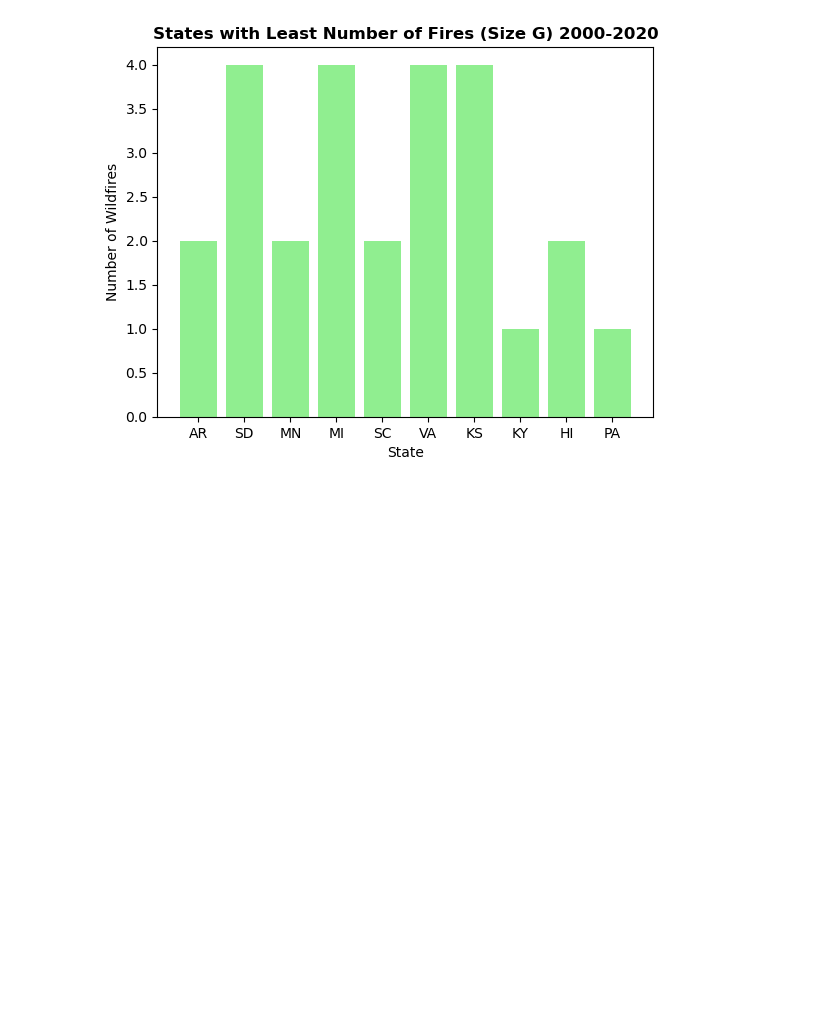
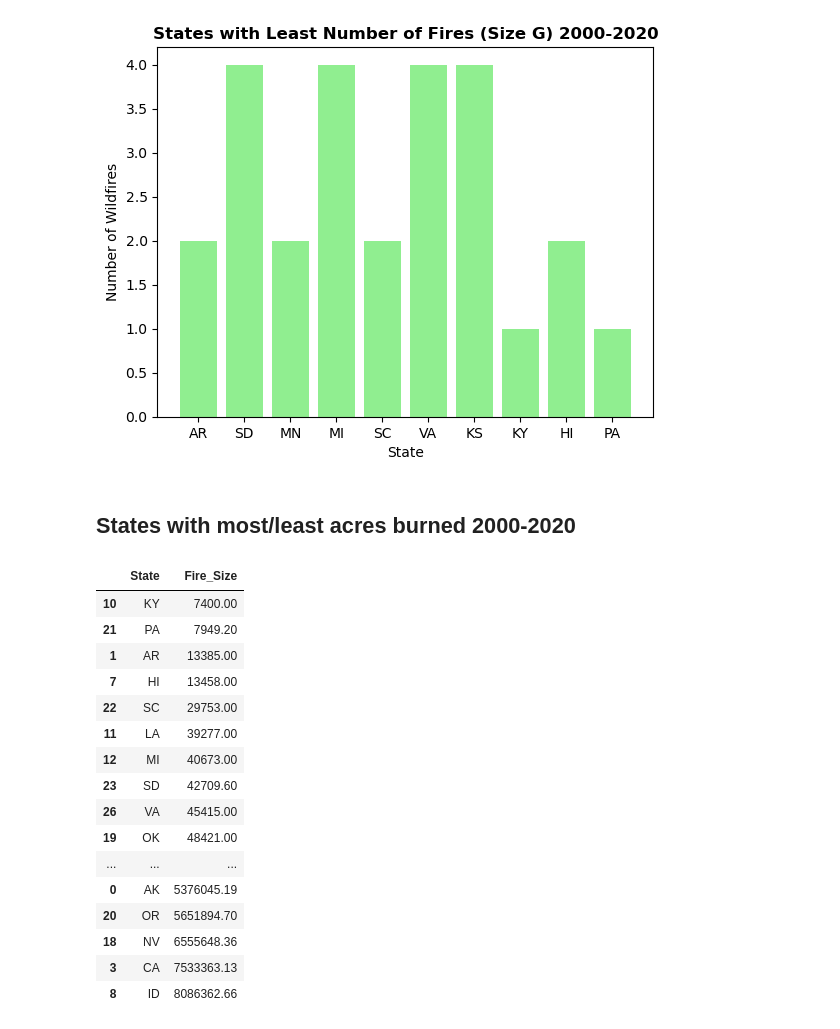
Before and after one commit to emilymees/ProjectThree, a Jupyter notebook: images/eb-data-vis.ipynb, the cells around one changed output. Cells and saved outputs as stored; diff of their text form; code cells hidden in the pictures; blank space fills up the shorter version.

```diff
--- a/images/eb-data-vis.ipynb
+++ b/images/eb-data-vis.ipynb
@@ -298,3 +298,26 @@ plt.show()
 # plt.savefig('bottom_ten_states.png')
 # %% [output]
 [figure]
+# %% [markdown]
+## States with most/least acres burned 2000-2020
+# %%
+acresBurned_df = wildfires_clean.groupby(["State"])["Fire_Size"].sum().reset_index()
+acresBurned_df.sort_values(by=["Fire_Size"])
+# %% [output]
+|  | State | Fire_Size |
+| 10 | KY | 7400.00 |
+| 21 | PA | 7949.20 |
+| 1 | AR | 13385.00 |
+| 7 | HI | 13458.00 |
+| 22 | SC | 29753.00 |
+| 11 | LA | 39277.00 |
+| 12 | MI | 40673.00 |
+| 23 | SD | 42709.60 |
+| 26 | VA | 45415.00 |
+| 19 | OK | 48421.00 |
+| ... | ... | ... |
+| 0 | AK | 5376045.19 |
+| 20 | OR | 5651894.70 |
+| 18 | NV | 6555648.36 |
+| 3 | CA | 7533363.13 |
+| 8 | ID | 8086362.66 |
```
Also changed, not shown: parts of 3 cells of this notebook.
